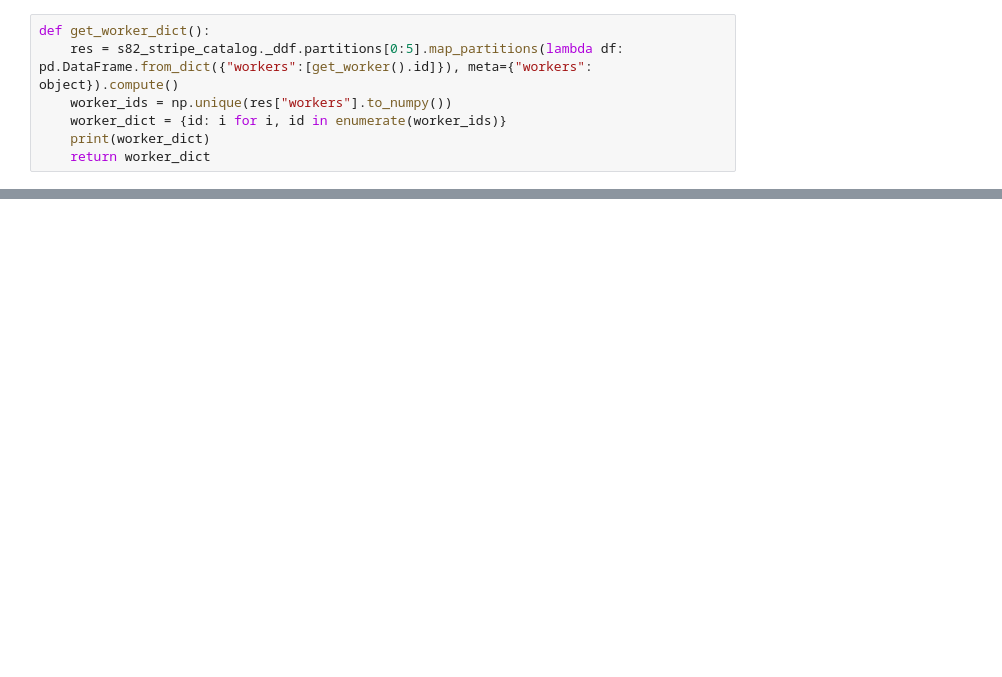
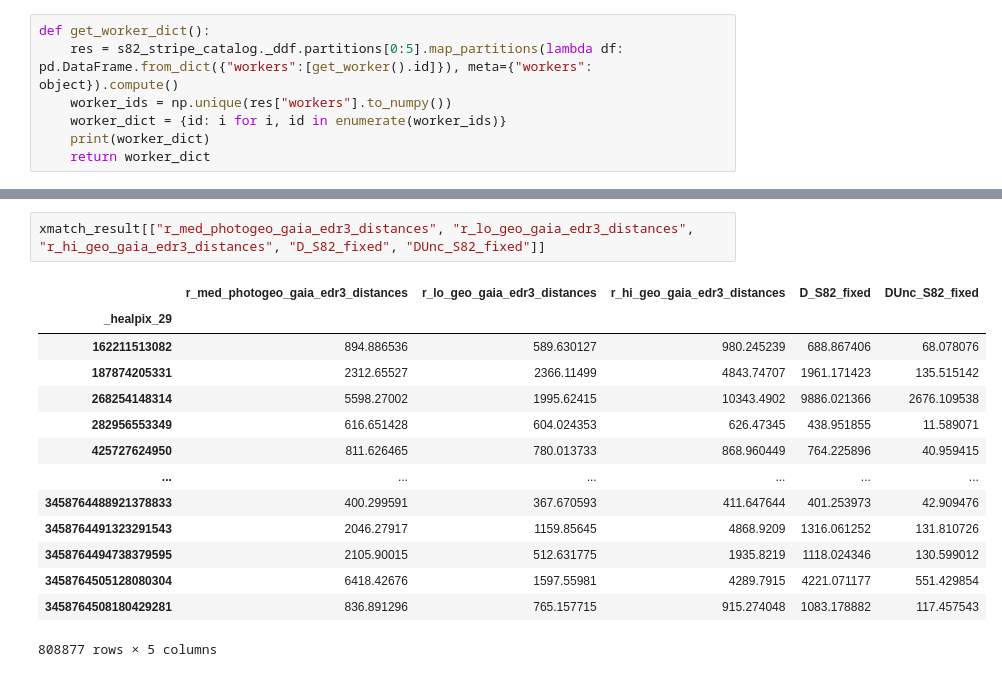
Before and after one commit to labastro-rbi/photoD, a Jupyter notebook: docs/pre_executed/run_with_lsdb.ipynb, the cells around one changed output, grey strips where cells are left out. Saved outputs shown, nothing was run; the diff lists cells and outputs as text; blank space fills up the shorter version.

```diff
--- a/docs/pre_executed/run_with_lsdb.ipynb
+++ b/docs/pre_executed/run_with_lsdb.ipynb
@@ -118,0 +135,17 @@ See also https://docs.dask.org/en/stable/best-practices.html#load-data-with-dask
+# %%
+xmatch_result[["r_med_photogeo_gaia_edr3_distances", "r_lo_geo_gaia_edr3_distances", "r_hi_geo_gaia_edr3_distances", "D_S82_fixed", "DUnc_S82_fixed"]]
+# %% [output]
+|  | r_med_photogeo_gaia_edr3_distances | r_lo_geo_gaia_edr3_distances | r_hi_geo_gaia_edr3_distances | D_S82_fixed | DUnc_S82_fixed |
+| _healpix_29 |  |  |  |  |  |
+| 162211513082 | 894.886536 | 589.630127 | 980.245239 | 688.867406 | 68.078076 |
+| 187874205331 | 2312.65527 | 2366.11499 | 4843.74707 | 1961.171423 | 135.515142 |
+| 268254148314 | 5598.27002 | 1995.62415 | 10343.4902 | 9886.021366 | 2676.109538 |
+| 282956553349 | 616.651428 | 604.024353 | 626.47345 | 438.951855 | 11.589071 |
+| 425727624950 | 811.626465 | 780.013733 | 868.960449 | 764.225896 | 40.959415 |
+| ... | ... | ... | ... | ... | ... |
+| 3458764488921378833 | 400.299591 | 367.670593 | 411.647644 | 401.253973 | 42.909476 |
+| 3458764491323291543 | 2046.27917 | 1159.85645 | 4868.9209 | 1316.061252 | 131.810726 |
+| 3458764494738379595 | 2105.90015 | 512.631775 | 1935.8219 | 1118.024346 | 130.599012 |
+| 3458764505128080304 | 6418.42676 | 1597.55981 | 4289.7915 | 4221.071177 | 551.429854 |
+| 3458764508180429281 | 836.891296 | 765.157715 | 915.274048 | 1083.178882 | 117.457543 |
+808877 rows × 5 columns
```
Also changed, not shown: parts of 9 cells of this notebook.
